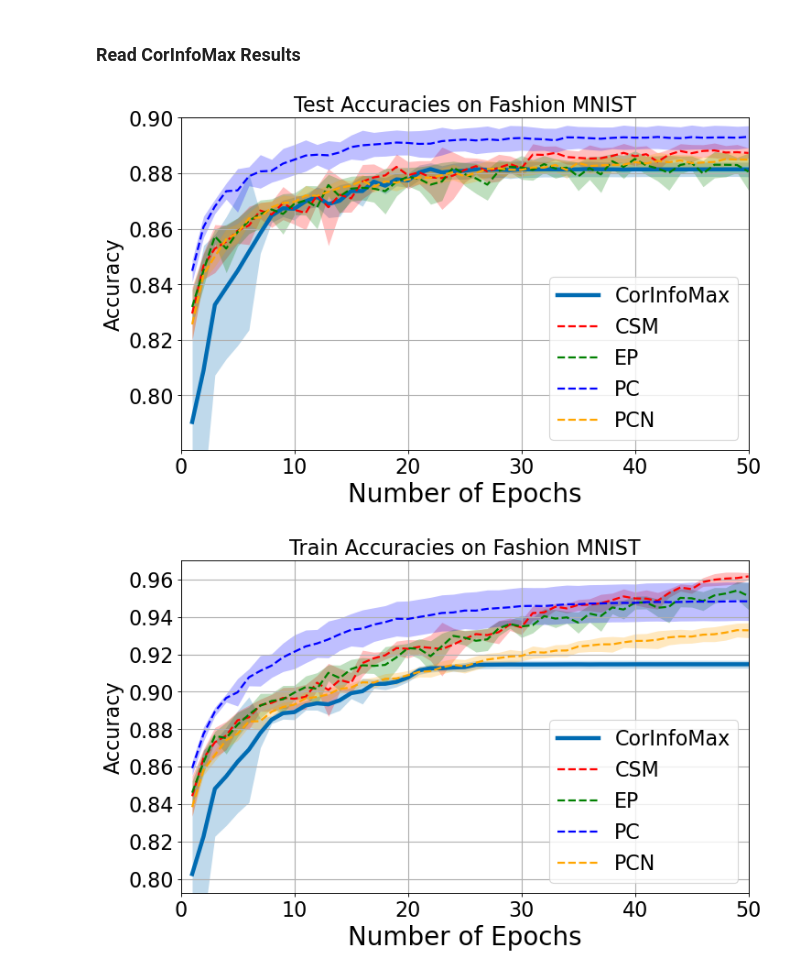
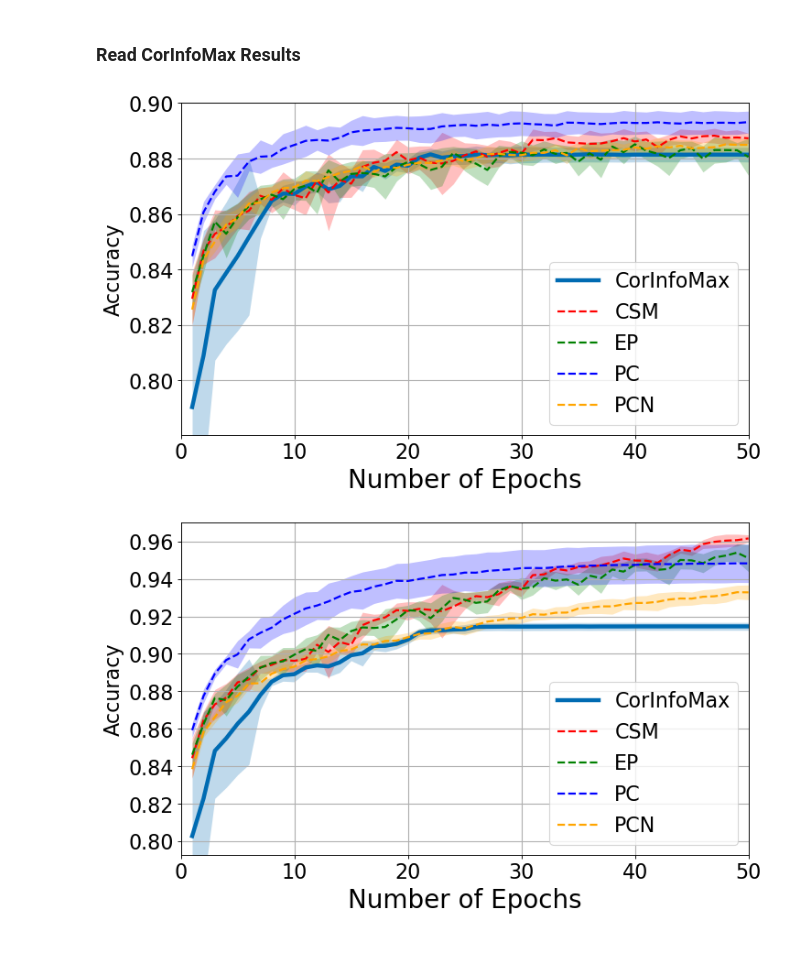
Before and after one commit to BariscanBozkurt/Supervised-CorInfoMax, a Jupyter notebook: Simulations/Classification/AnalyzeSimulations/Plot_CorInfoMax_FashionMNIST_Results.ipynb, the cells around one changed output. Drawn from its saved outputs; the diff is of its cells as text; code cells hidden in the pictures; blank space fills up the shorter version.

```diff
--- a/Simulations/Classification/AnalyzeSimulations/Plot_CorInfoMax_FashionMNIST_Results.ipynb
+++ b/Simulations/Classification/AnalyzeSimulations/Plot_CorInfoMax_FashionMNIST_Results.ipynb
@@ -553,43 +493,43 @@ plt.xticks(fontsize=20)
 plt.yticks(fontsize=20)
 plt.ylabel('Accuracy',fontsize=25)
 plt.xlabel(r"Number of Epochs",fontsize=25)
-plt.title("Test Accuracies on Fashion MNIST",fontsize=25)
+# plt.title("Test Accuracies on Fashion MNIST",fontsize=25)
 plt.legend(fontsize = 20, loc = "best")
 plt.axis([0.0,50,mean_corinfo_tst[0] - 0.01,0.90])
 ApplyFont(plt.gca())
 plt.savefig('Figures/CorInfoMaxFashionMNISTTestAccuracyComparison.pdf', format='pdf')
 # %% [output]
-[figure, old version]
+[figure, new version]
 # %%
 x = np.arange(1, mean_corinfo_trn.shape[0]+1)
 fh2=plt.figure(figsize=(10, 6), dpi=80)
 
 
 plt.plot(x, mean_corinfo_trn, linewidth=4, color='#006BB2', label = "CorInfoMax")
 plt.fill_between(x, mean_corinfo_trn - std_data_corinfo_trn, mean_corinfo_trn + std_data_corinfo_trn, alpha=0.25, linewidth=0, color='#006BB2')
 
 plt.plot(x, mean_csm_trn, 'r--', linewidth=2, label = "CSM")
 plt.fill_between(x, mean_csm_trn - std_data_csm_trn, mean_csm_trn + std_data_csm_trn, color = 'red', alpha=0.25, linewidth=0)
 
 plt.plot(x, mean_ep_trn, 'g--', linewidth=2, label = "EP")
 plt.fill_between(x, mean_ep_trn - std_data_ep_trn, mean_ep_trn + std_data_ep_trn, color = 'green', alpha=0.25, linewidth=0)
 
 plt.plot(x, mean_pc_trn, 'b--', linewidth=2, label = "PC")
 plt.fill_between(x, mean_pc_trn - std_data_pc_trn, mean_pc_trn + std_data_pc_trn, color = 'blue', alpha=0.25, linewidth=0)
 
 plt.plot(x, mean_pcn_trn, '--', color = "orange", linewidth=2, label = "PCN")
 plt.fill_between(x, mean_pcn_trn - std_data_pcn_trn, mean_pcn_trn + std_data_pcn_trn, color = 'orange', alpha=0.25, linewidth=0)
 
 
 gh=plt.grid(linewidth=1)
 plt.xticks(fontsize=20)
 plt.yticks(fontsize=20)
 plt.ylabel('Accuracy',fontsize=25)
 plt.xlabel(r"Number of Epochs",fontsize=25)
-plt.title("Train Accuracies on Fashion MNIST",fontsize=25)
+# plt.title("Train Accuracies on Fashion MNIST",fontsize=25)
 plt.legend(fontsize = 20, loc = "best")
 plt.axis([0.0,50,mean_corinfo_trn[0] - 0.01,0.97])
 ApplyFont(plt.gca())
 plt.savefig('Figures/CorInfoMaxFashionMNISTTrainAccuracyComparison.pdf', format='pdf')
 # %% [output]
-[figure, old version]
+[figure, new version]
```
Also changed, not shown: parts of 8 cells of this notebook, 30 other files.
